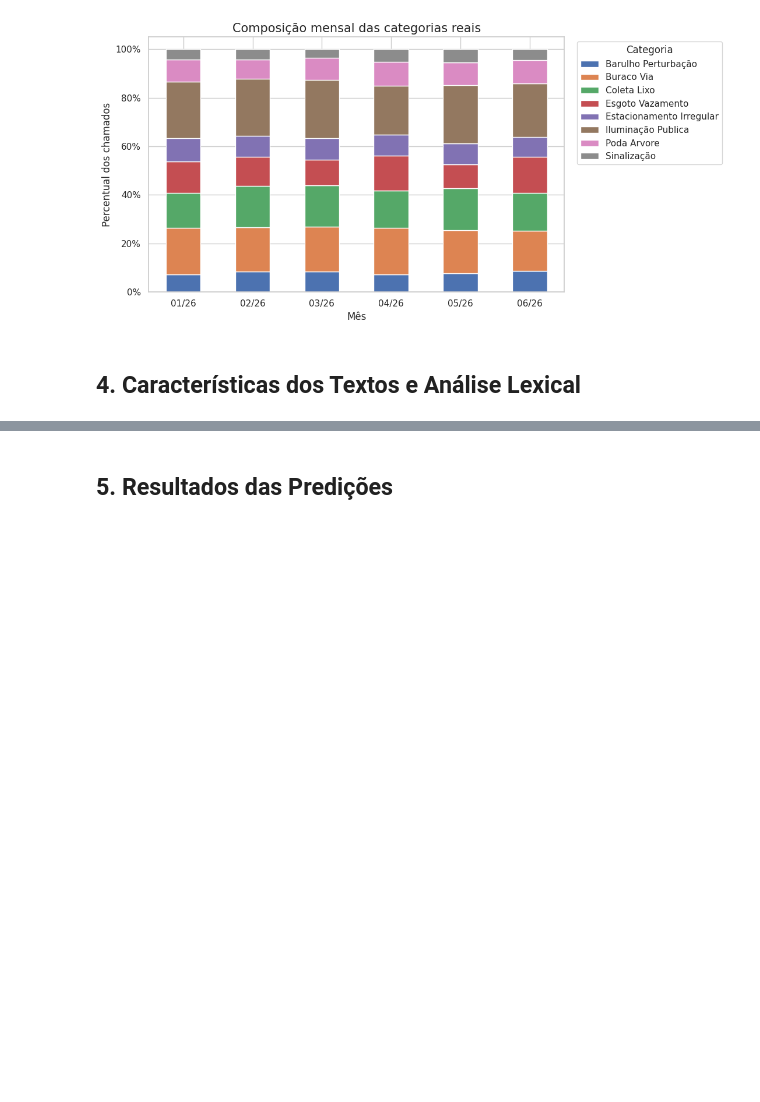
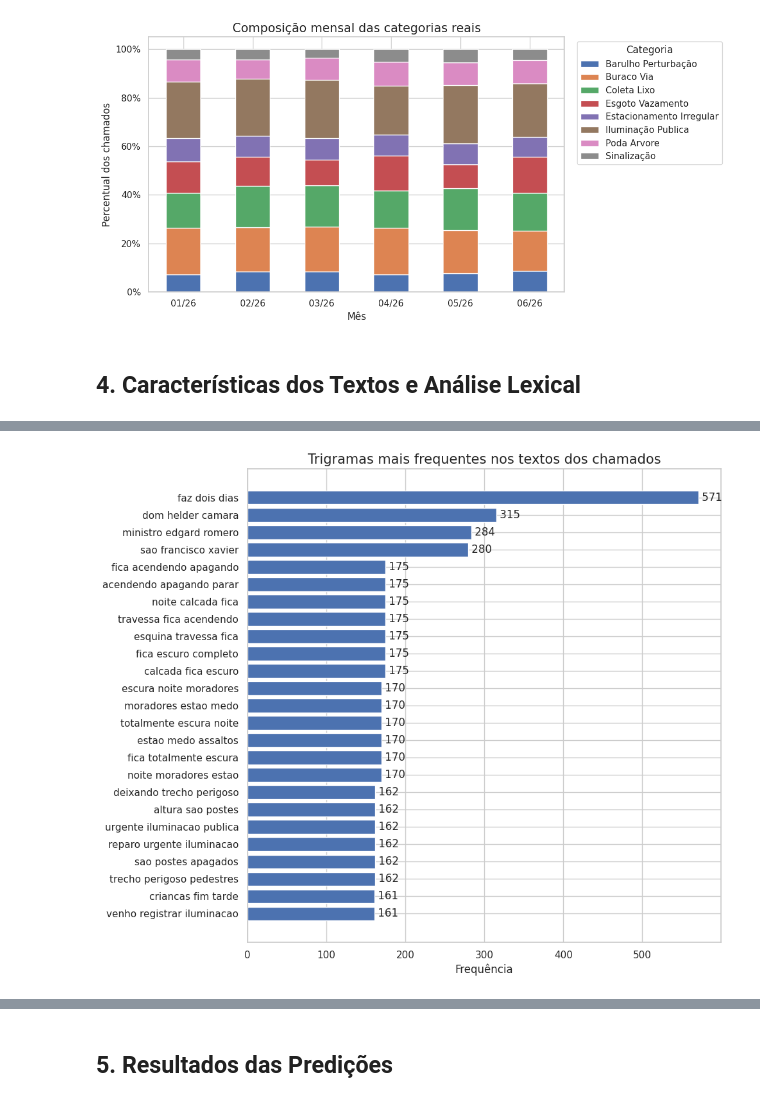
Before and after one commit to iaracastro/desafio-cientista-dados-junior-ia-pref, a Jupyter notebook: notebooks/aedv.ipynb, the cells around one changed output, grey strips where cells are left out. Drawn from its saved outputs; the diff is of its cells as text; code cells hidden in the pictures; blank space fills up the shorter version.

```diff
--- a/notebooks/aedv.ipynb
+++ b/notebooks/aedv.ipynb
@@ -611,0 +755,11 @@ plotar_barras_empilhadas_percentuais(
+# %%
+frequencia_trigramas = obter_frequencias_ngrams(textos_lexicais, ngram_range=(3, 3), max_features=40, min_df=2)
+
+plotar_top_termos(
+    frequencia_trigramas,
+    "Trigramas mais frequentes nos textos dos chamados",
+    "04_trigramas_mais_frequentes.png",
+    top_n=25
+)
+# %% [output]
+[figure, added]
```
Also changed, not shown: parts of 8 cells of this notebook.
